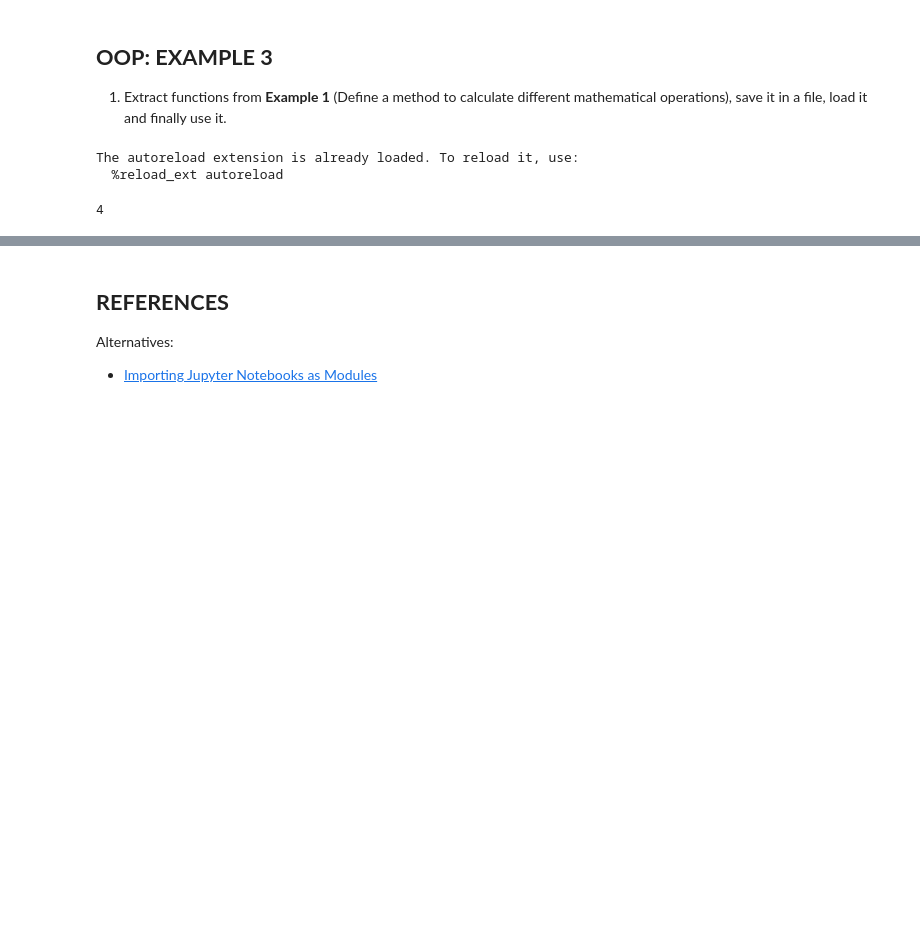
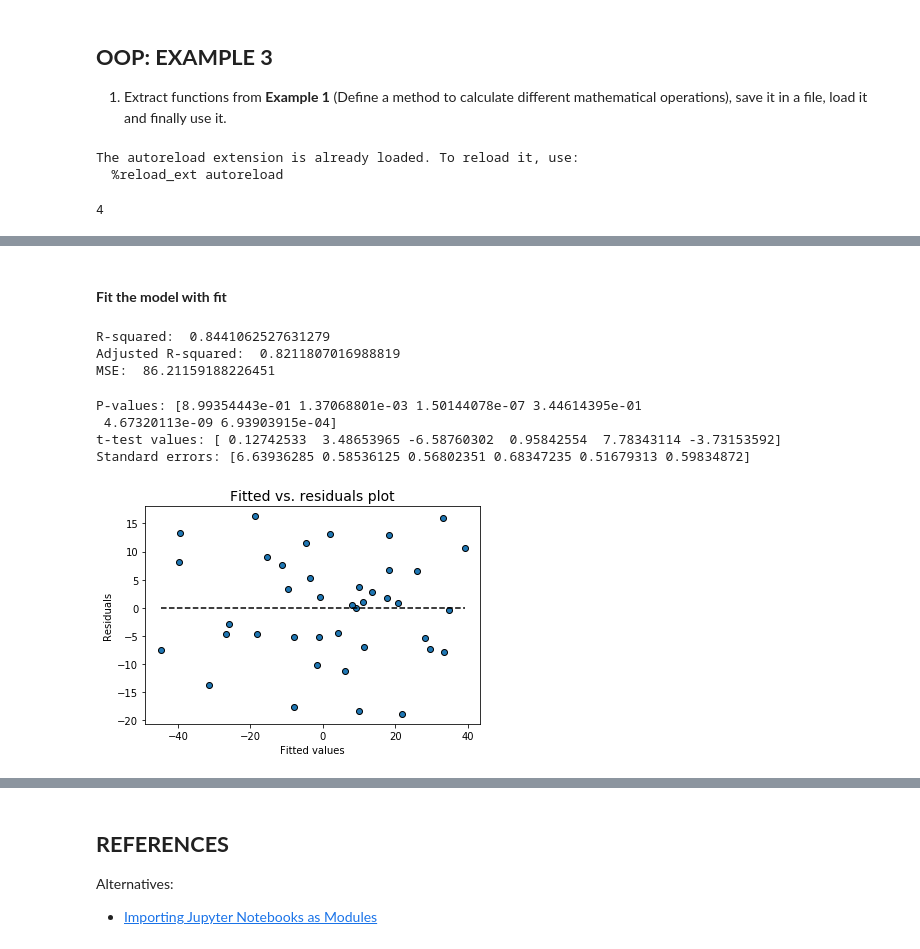
Before and after one commit to erikapat/OOP, a Jupyter notebook: Python/Example3.ipynb, the cells around one changed output, grey strips where cells are left out. Saved outputs shown, nothing was run; the diff lists cells and outputs as text; code cells hidden in the pictures; blank space fills up the shorter version.

Commit message:
2nd example-plots

```diff
--- a/Python/Example3.ipynb
+++ b/Python/Example3.ipynb
@@ -41,0 +62,2 @@ The intercept term is given by:  0.4465177372196898
+# %%
+model = mlr()
@@ -41,0 +79,27 @@ The intercept term is given by:  0.4465177372196898
+# %% [markdown]
+#### **Fit the model with fit**
+# %%
+model.fit()
+# %%
+# print parameters
+print ("R-squared: ",model.r_squared())
+print ("Adjusted R-squared: ",model.adj_r_squared())
+print("MSE: ",model.mse())
+# %% [output]
+R-squared:  0.8441062527631279
+Adjusted R-squared:  0.8211807016988819
+MSE:  86.21159188226451
+# %%
+print("P-values:",model.pvalues())
+print("t-test values:",model.tvalues())
+print("Standard errors:",model.std_err())
+# %% [output]
+P-values: [8.99354443e-01 1.37068801e-03 1.50144078e-07 3.44614395e-01
+ 4.67320113e-09 6.93903915e-04]
+t-test values: [ 0.12742533  3.48653965 -6.58760302  0.95842554  7.78343114 -3.73153592]
+Standard errors: [6.63936285 0.58536125 0.56802351 0.68347235 0.51679313 0.59834872]
+# %%
+# Fitted vs. residuals plot (to check for linearity and homoscadasticity)
+model.fitted_vs_residual()
+# %% [output]
+[figure, added]
```
Also changed, not shown: parts of 12 cells of this notebook, 3 other files.
